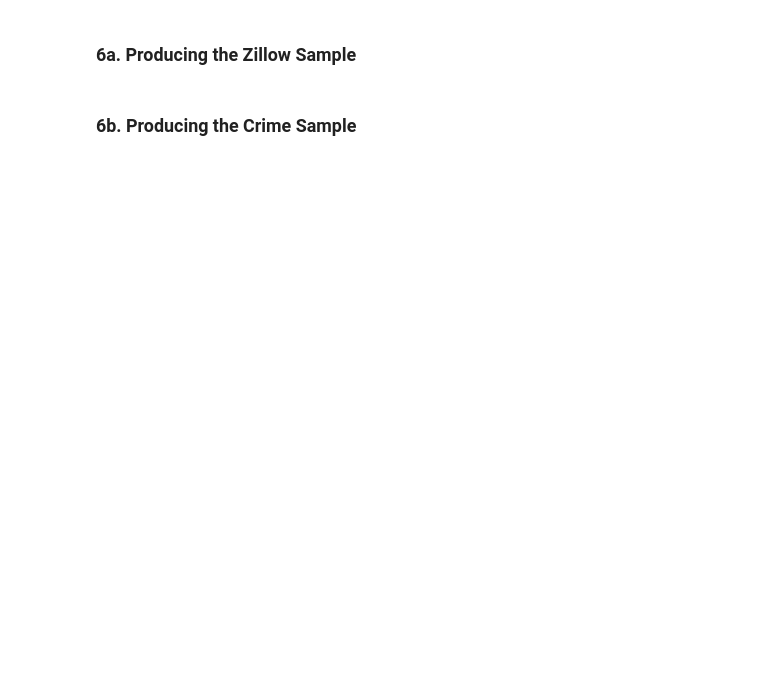
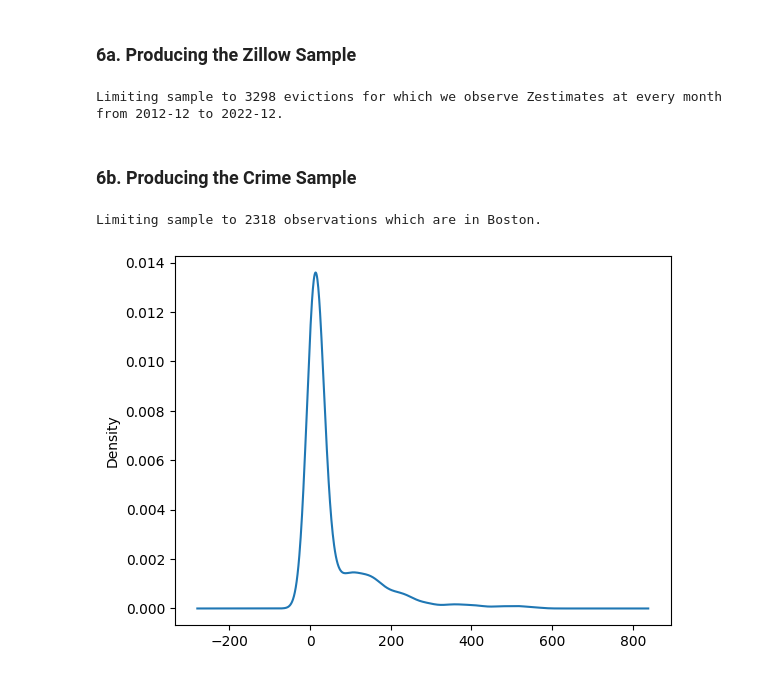
Before and after one commit to arjun-shanmugam/seniorthesis, a Jupyter notebook: src/01_build/06_merge.ipynb, the cells around one changed output. Saved outputs shown, nothing was run; the diff lists cells and outputs as text; code cells hidden in the pictures; blank space fills up the shorter version.

```diff
--- a/src/01_build/06_merge.ipynb
+++ b/src/01_build/06_merge.ipynb
@@ -127,7 +143,6 @@ cluster.scale(jobs=1)
 # %%
 client = Client(cluster)
 # %%
-import numpy as np
 # Create a GeoSeries containing eviction Points as its geometry, case_number as its index, and no other columns.
 evictions_gdf = gpd.GeoDataFrame(evictions_df, geometry=gpd.points_from_xy(evictions_df['longitude'], evictions_df['latitude']))[['geometry', 'case_number']]
 evictions_gdf = evictions_gdf.set_crs("EPSG:4326", allow_override=True).to_crs('EPSG:26986')
@@ -152,11 +167,13 @@ crime_dgdf = dask_geopandas.from_geopandas(crime_gdf, npartitions=N_PARTITIONS).
 
 # Create lists containing each group of offense codes.
 violence_offense_codes = [801, 802,803, 423, 413, 401, 402, 403, 404, 411, 412, 413, 421, 422, 423, 424, 431, 432 ,433]
-
+drug_offense_codes = [1870, 2609, 1874, 1842, 1841, 1849, 1848, 1858, 1855, 1864, 1863, 1866, 1868, 1843, 3023, 3021, 1875, 3022, 1847,
+                      1840, 1873, 1843, 1844, 1845, 1846]
+investigate_person_property = [3115, 3114]
 
 columns_for_each_outcome = []
-for offense_group_num, offense_group in enumerate(['all', violence_offense_codes]):
-    for radius in [90, 140, 200]:
+for offense_group_num, offense_group in enumerate(['all', violence_offense_codes, drug_offense_codes, investigate_person_property]):
+    for radius in [50, 100, 150, 200]:
         # Create a new GeoDataFrame with geometry equal to circles around each eviction with the current radius.
         current_evictions_gdf = evictions_gdf.copy()
         current_evictions_gdf.geometry = current_evictions_gdf.geometry.buffer(radius)
@@ -185,11 +202,11 @@ for offense_group_num, offense_group in enumerate(['all', violence_offense_codes
                                       values='crime_incidents').reset_index().set_index('case_number')
         current_panel_wide.columns = [f'{column}_group_{offense_group_num}_crimes_{radius}m' for column in current_panel_wide.columns]
         columns_for_each_outcome.append(current_panel_wide.columns)
-        value_vars_to_concat.append(current_panel_wide)
+        value_vars_to_concat.append(dd.from_pandas(current_panel_wide, npartitions=N_PARTITIONS))
 # %% [markdown]
 ## 5. Producing the Unrestricted Dataset
 # %%
-unrestricted_df = pd.concat([evictions_tracts_df] + value_vars_to_concat, axis=1)
+unrestricted_df = dd.multi.concat([dd.from_pandas(evictions_tracts_df, npartitions=N_PARTITIONS)] + value_vars_to_concat, axis=1).compute()
 # For evictions not matched to any crimes, fill NA values with 0.
 for group_of_columns in columns_for_each_outcome:
     unrestricted_df[group_of_columns] = unrestricted_df[group_of_columns].fillna(0)
@@ -247,6 +273,8 @@ if VERBOSE:
     print(f"Limiting sample to {has_all_zestimates_mask.sum()} evictions for which we observe Zestimates at every month from 2012-12 to 2022-12.")
 zestimates_df = zestimates_df.loc[has_all_zestimates_mask, :]
 zestimates_df.to_csv(OUTPUT_DATA_ZILLOW)
+# %% [output]
+Limiting sample to 3298 evictions for which we observe Zestimates at every month from 2012-12 to 2022-12.
 # %% [markdown]
 ### 6b. Producing the Crime Sample
 # %%
@@ -257,3 +285,5 @@ if VERBOSE:
     print(f"Limiting sample to {boston_mask.sum()} observations which are in Boston.")
 crime_df = crime_df.loc[boston_mask, :]
 crime_df.to_csv(OUTPUT_DATA_CRIME)
+# %% [output]
+Limiting sample to 2318 observations which are in Boston.
@@ -261,0 +290,5 @@ result = mask.compute()
+# %%
+crime_df['case_duration'].plot(kind='kde')
+plt.show()
+# %% [output]
+[figure, added]
```
Also changed, not shown: parts of 9 cells of this notebook.
